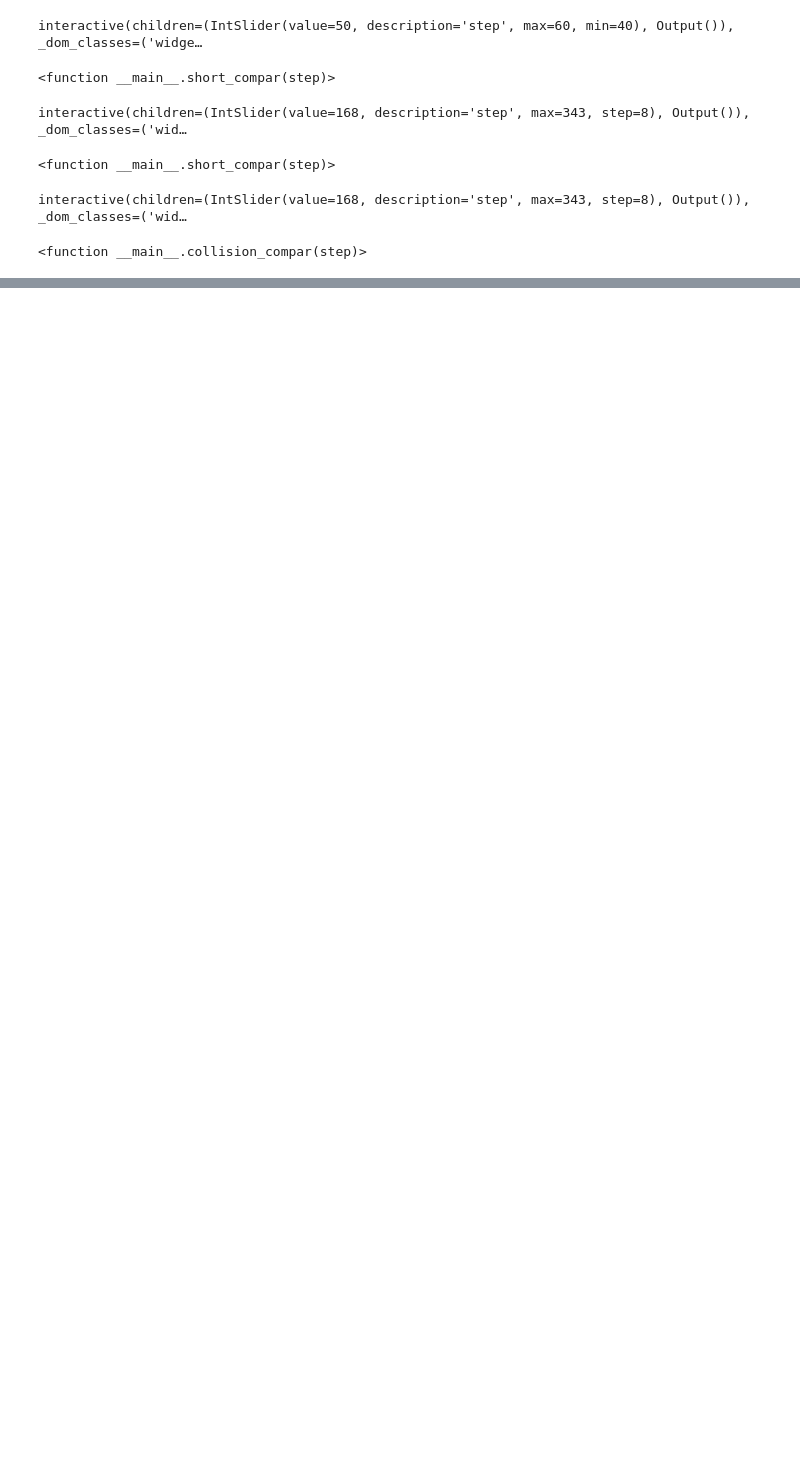
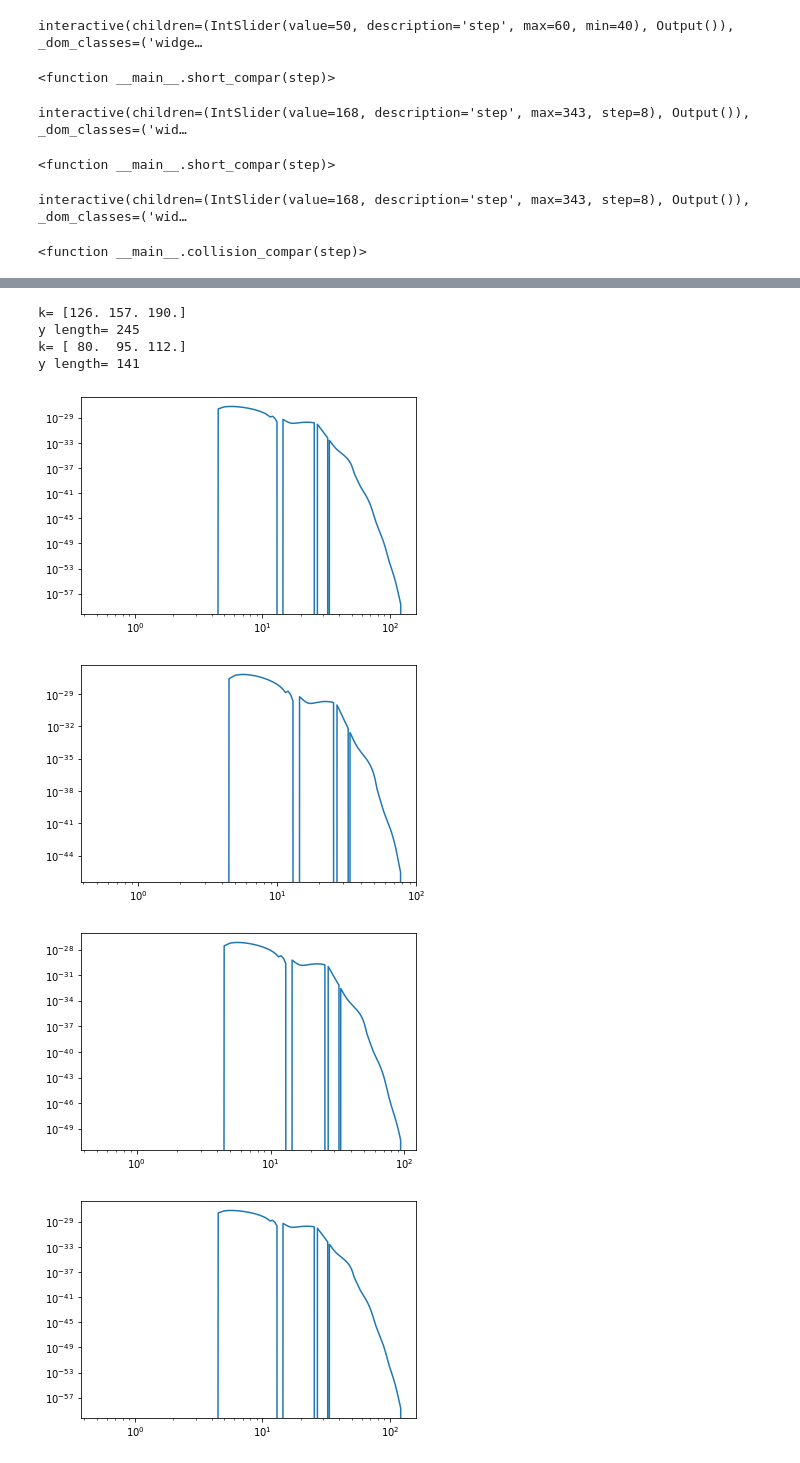
Before and after one commit to nuLABatUSD/scatter_sterile_decay, a Jupyter notebook: Test_Run.ipynb, the cells around one changed output, grey strips where cells are left out. Cells and saved outputs as stored; diff of their text form; code cells hidden in the pictures; blank space fills up the shorter version.

```diff
--- a/Test_Run.ipynb
+++ b/Test_Run.ipynb
@@ -874,0 +950,11 @@ y length= 141
+# %%
+grid_compar(60)
+# %% [output]
+k= [126. 157. 190.]
+y length= 245
+k= [ 80.  95. 112.]
+y length= 141
+[figure, added]
+[figure, added]
+[figure, added]
+[figure, added]
```
Also changed, not shown: parts of 4 cells of this notebook.
